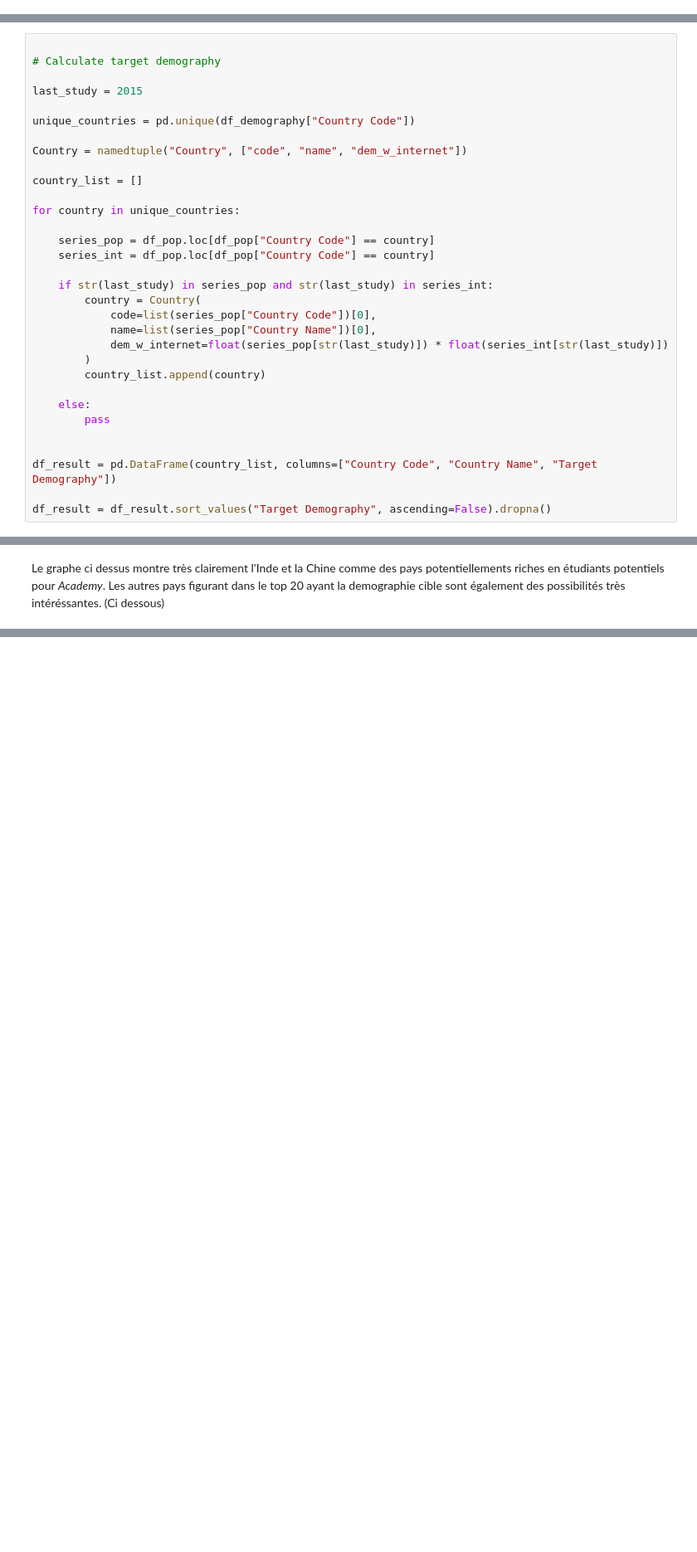
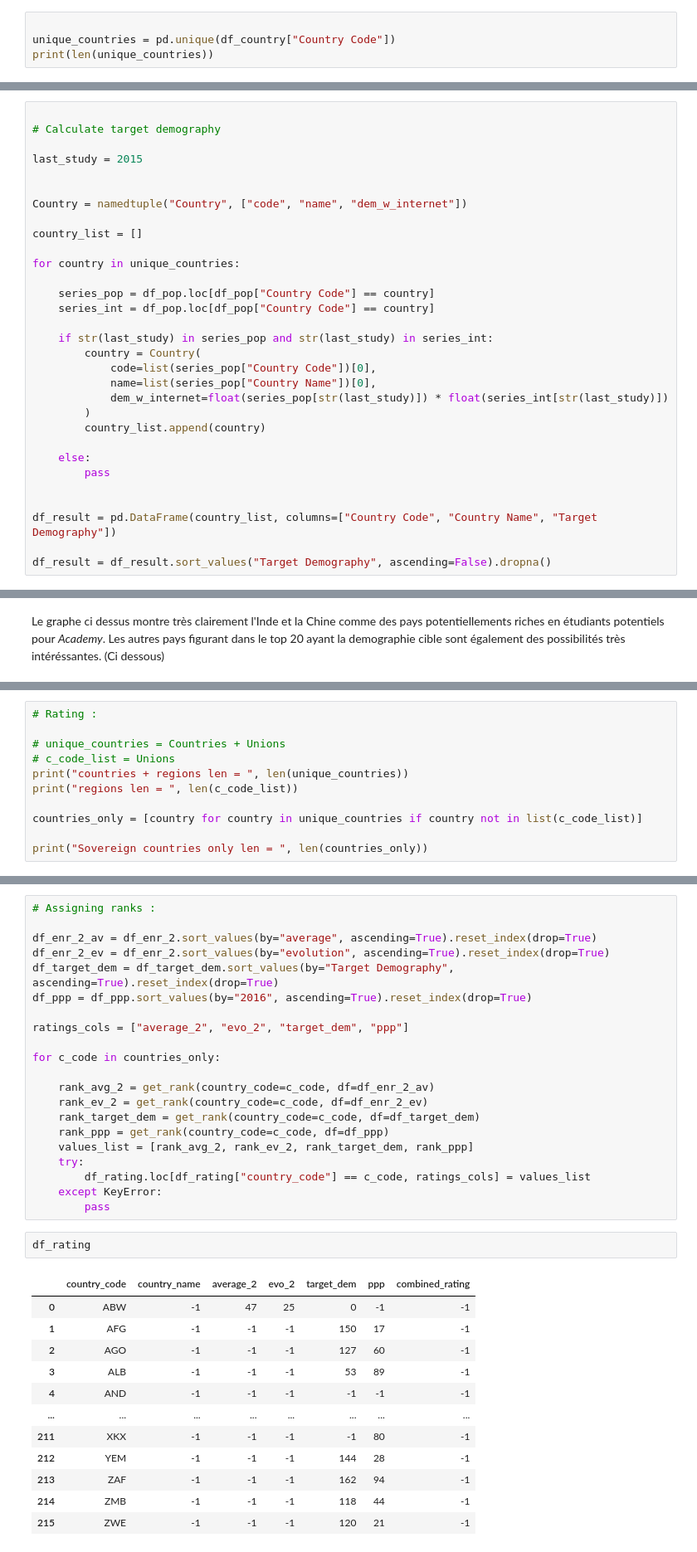
Before and after one commit to Psemp/ds_project_2, a Jupyter notebook: nb_1.ipynb, the cells around one changed output, grey strips where cells are left out. Shown at 83% size. Drawn from its saved outputs; the diff is of its cells as text; blank space fills up the shorter version.

```diff
--- a/nb_1.ipynb
+++ b/nb_1.ipynb
@@ -91,3 +93,7 @@ df_stats = df_stats[df_stats["Indicator Code"].isin(indicators_list)]
 for col in df_country.columns:
     if str(col).startswith("Unnamed"):
         del df_country[col]
+# %%
+
+unique_countries = pd.unique(df_country["Country Code"])
+print(len(unique_countries))
@@ -409,7 +483,6 @@ Dernier sondage demography =  2015
 
 last_study = 2015
 
-unique_countries = pd.unique(df_demography["Country Code"])
 
 Country = namedtuple("Country", ["code", "name", "dem_w_internet"])
 
@@ -473,0 +606,11 @@ plt.show()
+# %%
+# Rating :
+
+# unique_countries = Countries + Unions
+# c_code_list = Unions
+print("countries + regions len = ", len(unique_countries))
+print("regions len = ", len(c_code_list))
+
+countries_only = [country for country in unique_countries if country not in list(c_code_list)]
+
+print("Sovereign countries only len = ", len(countries_only))
@@ -473,0 +661,36 @@ plt.show()
+# %%
+# Assigning ranks :
+
+df_enr_2_av = df_enr_2.sort_values(by="average", ascending=True).reset_index(drop=True)
+df_enr_2_ev = df_enr_2.sort_values(by="evolution", ascending=True).reset_index(drop=True)
+df_target_dem = df_target_dem.sort_values(by="Target Demography", ascending=True).reset_index(drop=True)
+df_ppp = df_ppp.sort_values(by="2016", ascending=True).reset_index(drop=True)
+
+ratings_cols = ["average_2", "evo_2", "target_dem", "ppp"]
+
+for c_code in countries_only:
+
+    rank_avg_2 = get_rank(country_code=c_code, df=df_enr_2_av)
+    rank_ev_2 = get_rank(country_code=c_code, df=df_enr_2_ev)
+    rank_target_dem = get_rank(country_code=c_code, df=df_target_dem)
+    rank_ppp = get_rank(country_code=c_code, df=df_ppp)
+    values_list = [rank_avg_2, rank_ev_2, rank_target_dem, rank_ppp]
+    try:
+        df_rating.loc[df_rating["country_code"] == c_code, ratings_cols] = values_list
+    except KeyError:
+        pass
+# %%
+df_rating
+# %% [output]
+|  | country_code | country_name | average_2 | evo_2 | target_dem | ppp | combined_rating |
+| 0 | ABW | -1 | 47 | 25 | 0 | -1 | -1 |
+| 1 | AFG | -1 | -1 | -1 | 150 | 17 | -1 |
+| 2 | AGO | -1 | -1 | -1 | 127 | 60 | -1 |
+| 3 | ALB | -1 | -1 | -1 | 53 | 89 | -1 |
+| 4 | AND | -1 | -1 | -1 | -1 | -1 | -1 |
+| ... | ... | ... | ... | ... | ... | ... | ... |
+| 211 | XKX | -1 | -1 | -1 | -1 | 80 | -1 |
+| 212 | YEM | -1 | -1 | -1 | 144 | 28 | -1 |
+| 213 | ZAF | -1 | -1 | -1 | 162 | 94 | -1 |
+| 214 | ZMB | -1 | -1 | -1 | 118 | 44 | -1 |
+| 215 | ZWE | -1 | -1 | -1 | 120 | 21 | -1 |
```
Also changed, not shown: parts of 24 cells of this notebook, 1 other file.
